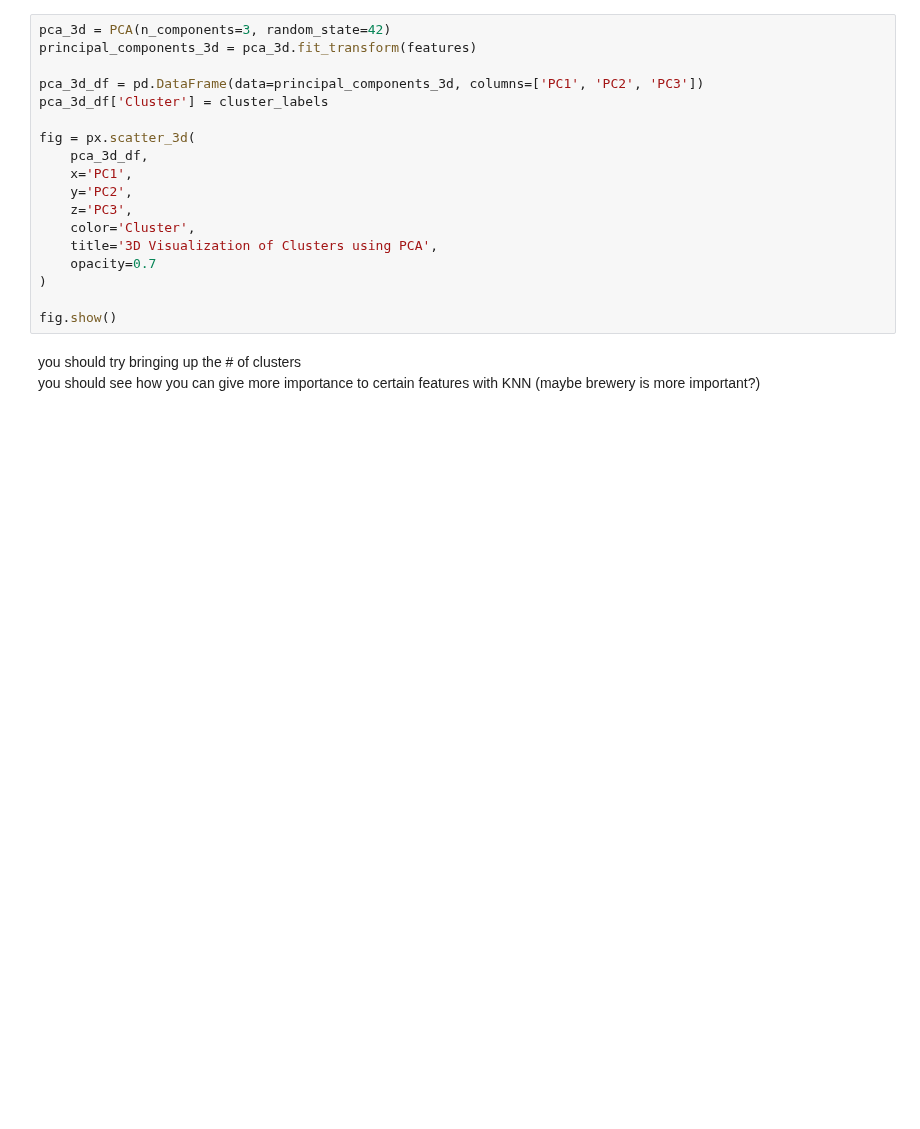
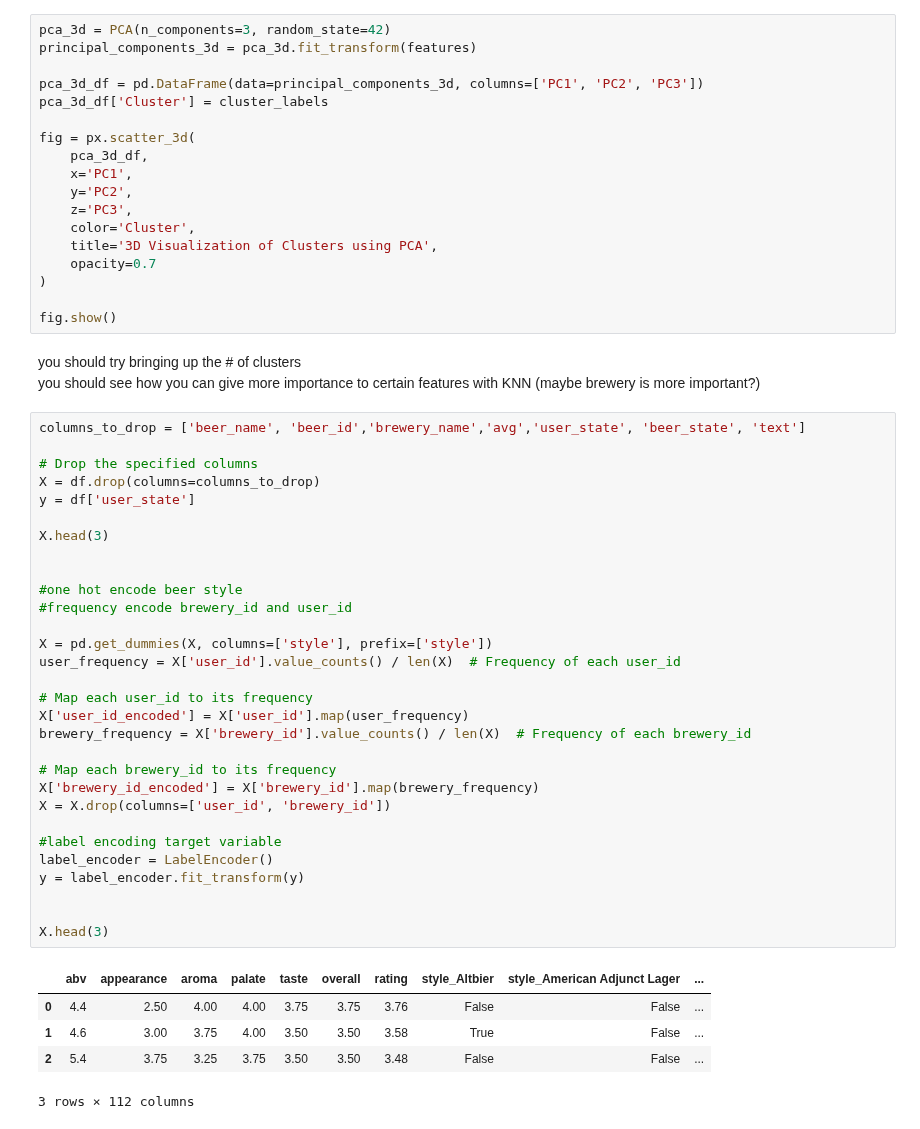
Before and after one commit to epfl-ada/ada-2024-project-x0x0, a Jupyter notebook: src/questions/KNN.ipynb, the cells around one changed output. Saved outputs shown, nothing was run; the diff lists cells and outputs as text; blank space fills up the shorter version.

```diff
--- a/src/questions/KNN.ipynb
+++ b/src/questions/KNN.ipynb
@@ -395,3 +302,39 @@ fig.show()
 # %% [markdown]
 you should try bringing up the # of clusters <br>
 you should see how you can give more importance to certain features with KNN (maybe brewery is more important?)<br>
+# %%
+columns_to_drop = ['beer_name', 'beer_id','brewery_name','avg','user_state', 'beer_state', 'text']
+
+# Drop the specified columns
+X = df.drop(columns=columns_to_drop)
+y = df['user_state']
+
+X.head(3)
+
+
+#one hot encode beer style
+#frequency encode brewery_id and user_id
+
+X = pd.get_dummies(X, columns=['style'], prefix=['style'])
+user_frequency = X['user_id'].value_counts() / len(X)  # Frequency of each user_id
+
+# Map each user_id to its frequency
+X['user_id_encoded'] = X['user_id'].map(user_frequency)
+brewery_frequency = X['brewery_id'].value_counts() / len(X)  # Frequency of each brewery_id
+
+# Map each brewery_id to its frequency
+X['brewery_id_encoded'] = X['brewery_id'].map(brewery_frequency)
+X = X.drop(columns=['user_id', 'brewery_id'])
+
+#label encoding target variable
+label_encoder = LabelEncoder()
+y = label_encoder.fit_transform(y)
+
+
+X.head(3)
+# %% [output]
+|  | abv | appearance | aroma | palate | taste | overall | rating | style_Altbier | style_American Adjunct Lager | ... |
+| 0 | 4.4 | 2.50 | 4.00 | 4.00 | 3.75 | 3.75 | 3.76 | False | False | ... |
+| 1 | 4.6 | 3.00 | 3.75 | 4.00 | 3.50 | 3.50 | 3.58 | True | False | ... |
+| 2 | 5.4 | 3.75 | 3.25 | 3.75 | 3.50 | 3.50 | 3.48 | False | False | ... |
+3 rows × 112 columns
```
Also changed, not shown: parts of 16 cells of this notebook, 2 other files.
